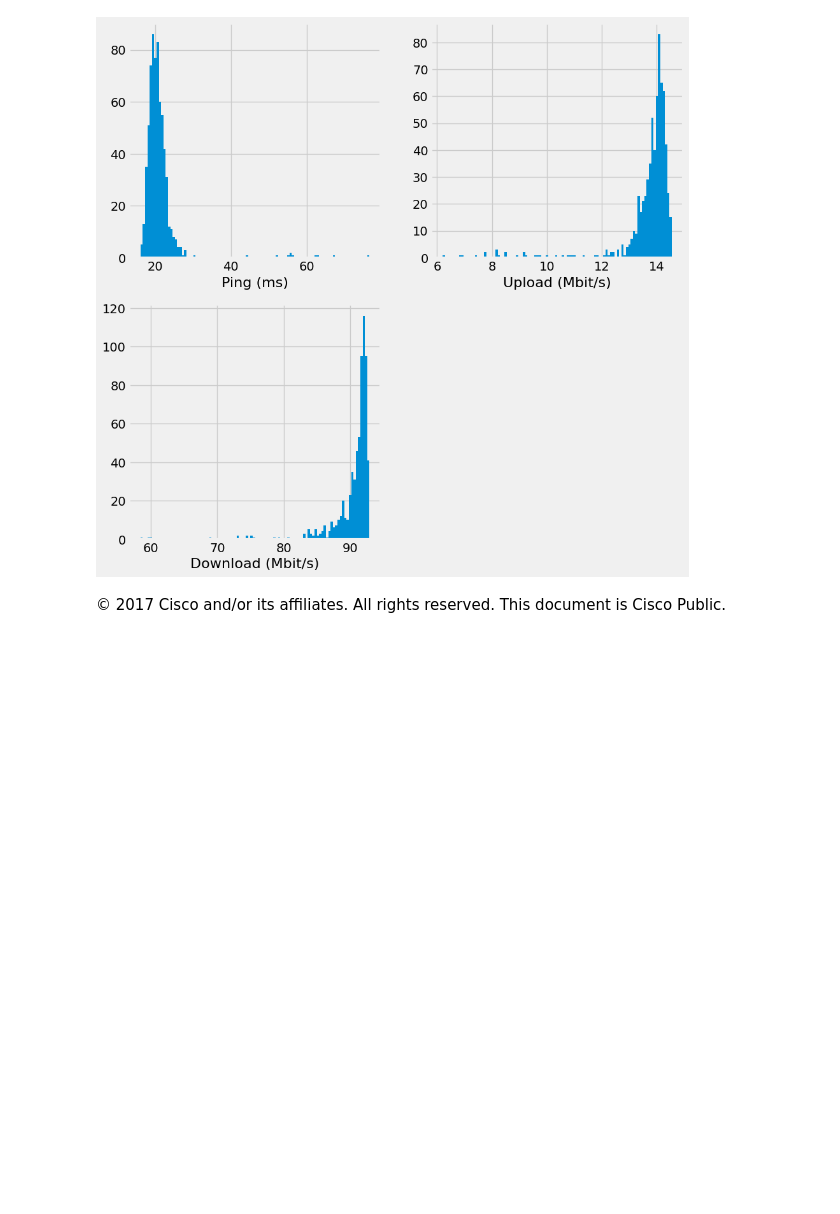
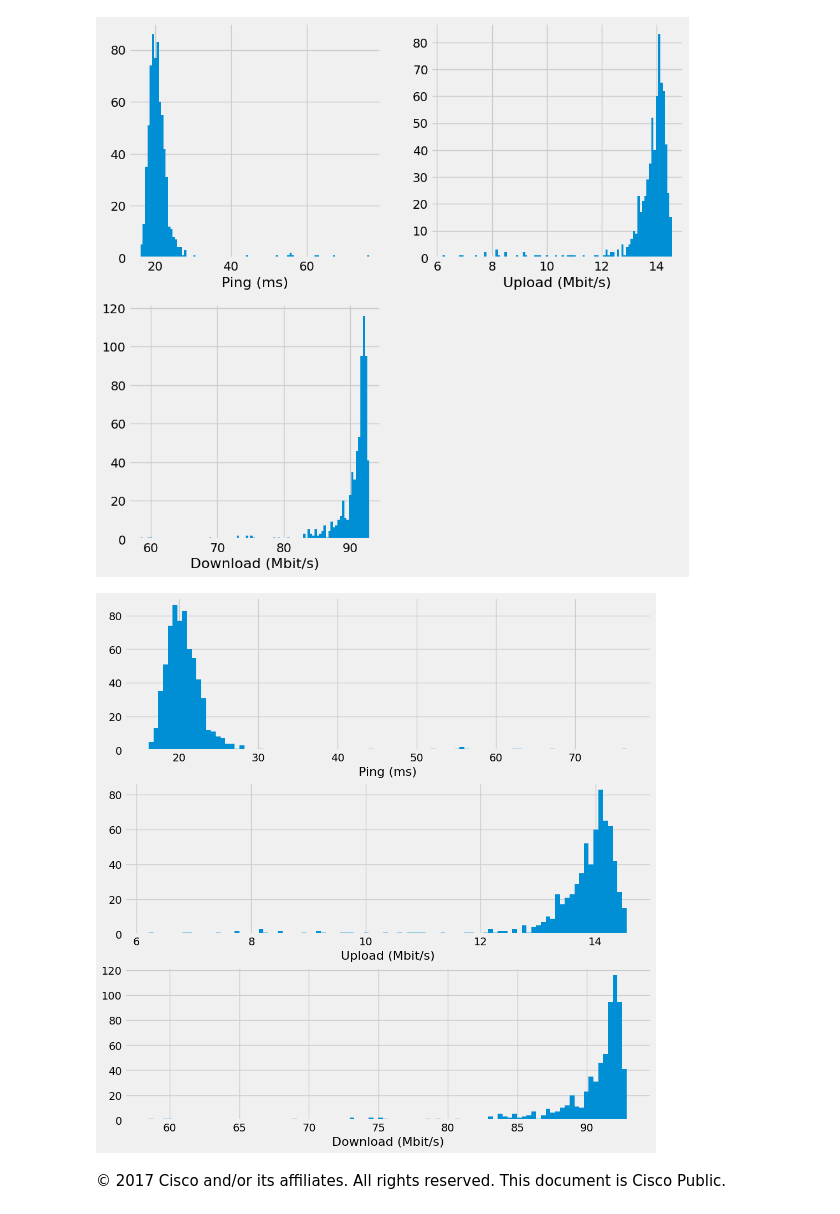
Before and after one commit to AhmedElagami/PythonLab5_Material, a Jupyter notebook: Lab10/DataVisualizationExample#1/Internet_Meter_Visualization.ipynb, the cells around one changed output. Cells and saved outputs as stored; diff of their text form; code cells hidden in the pictures; blank space fills up the shorter version.

```diff
--- a/Lab10/DataVisualizationExample#1/Internet_Meter_Visualization.ipynb
+++ b/Lab10/DataVisualizationExample#1/Internet_Meter_Visualization.ipynb
@@ -212,8 +363,8 @@ df_compact_clean.head()
 Before saving the `DataFrame`, it makes sense to reposition `Upload` as the last column. This can be achieved using the `reindex` function.
 # %%
 # Code Cell 17
-df_compact_clean = df_compact_clean.reindex(columns = ['Date', 'Time', 'Ping (ms)','Download (Mbit/s)','Upload (Mbit/s)']);
-df_compact_clean.head()
+df_clean = df_clean.reindex(columns = ['Date', 'Time', 'Ping (ms)','Download (Mbit/s)','Upload (Mbit/s)']);
+df_clean.head()
 # %% [output]
 |  | Date | Time | Ping (ms) | Download (Mbit/s) | Upload (Mbit/s) |
 | 0 | 2016-11-24 | 13:36:25 | 26.992 | 91.80 | 14.31 |
@@ -226,7 +379,5 @@ Now that the dataset is finally clean, store it in a csv file and rename it.
 # %%
 # Code Cell 18
 # Let's save the new cleaned dataframe to a csv
-df_compact_clean.to_csv('./rpi_data_processed.csv', index=False)
-
-df_clean = df_compact_clean
+df_clean.to_csv('./rpi_data_processed.csv', index=False)
 # %% [markdown]
@@ -544,5 +737,26 @@ with plt.style.context('fivethirtyeight'):
     ax[1][1].set_visible(False)
 # %% [output]
 [figure]
+# %%
+# Code Cell 37
+with plt.style.context('fivethirtyeight'):
+
+    nbins = 100
+    # Initialize figure
+    fig, ax = plt.subplots(3, 1, figsize=(10, 10), layout="constrained")
+    ax[0].hist(df_clean['Ping (ms)'], nbins)
+    ax[0].set_xlabel('Ping (ms)', fontsize=16)
+    ax[0].tick_params(labelsize=14)
+
+    ax[1].hist(df_clean['Upload (Mbit/s)'], nbins)
+    ax[1].set_xlabel('Upload (Mbit/s)', fontsize=16)
+    ax[1].tick_params(labelsize=14)
+
+    ax[2].hist(df_clean['Download (Mbit/s)'], nbins)
+    ax[2].set_xlabel('Download (Mbit/s)', fontsize=16)
+    ax[2].tick_params(labelsize=14)
+    # ax[2].set_visible(False)
+# %% [output]
+[figure, added]
 # %% [markdown]
 <font size='0.5'>&copy; 2017 Cisco and/or its affiliates. All rights reserved. This document is Cisco Public.<font>
```
Also changed, not shown: parts of 76 cells of this notebook.
